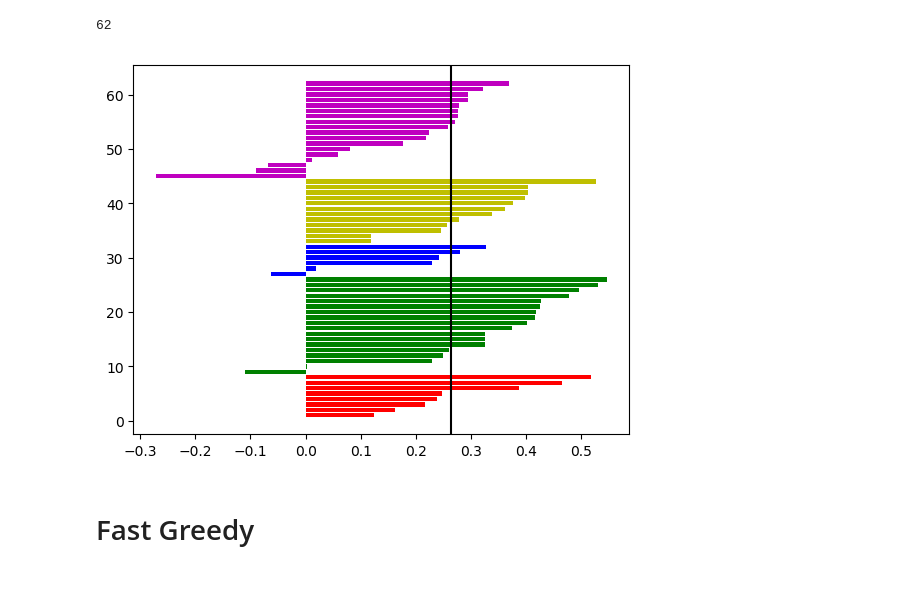
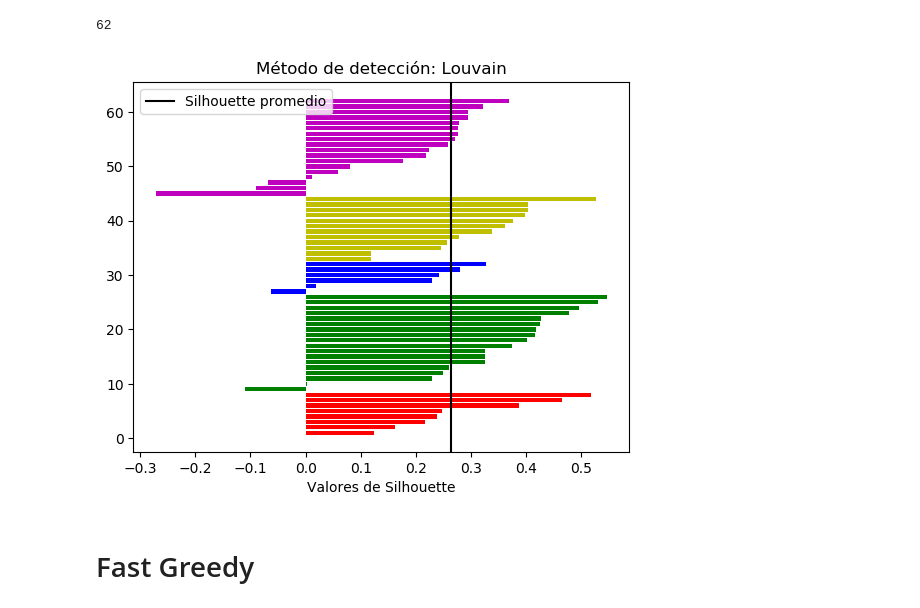
Before and after one commit to vms10/TPC3, a Jupyter notebook: tp3.ipynb, the cells around one changed output. Drawn from its saved outputs; the diff is of its cells as text; code cells hidden in the pictures; blank space fills up the shorter version.

```diff
--- a/tp3.ipynb
+++ b/tp3.ipynb
@@ -435,18 +465,21 @@ k
 # %%
 # Graficando siloutte Louvain
 plt.rcdefaults()
 fig, ax = plt.subplots()
 
 
 y_pos = np.arange(1,63)
 sil= SilouL
 ax.barh(y_pos, sil, align='center',
         color=SCL)
 
-plt.axvline(sum(sil)/len(sil),c="k")
+plt.axvline(sum(sil)/len(sil),c="k",label='Silhouette promedio')
+plt.title('Método de detección: Louvain')
+plt.xlabel('Valores de Silhouette')
+plt.legend(loc=2)
 plt.show()
 # %% [output]
-[figure, old version]
+[figure, new version]
 # %% [markdown]
 # Fast Greedy
 # %%
```
Also changed, not shown: parts of 15 cells of this notebook.
